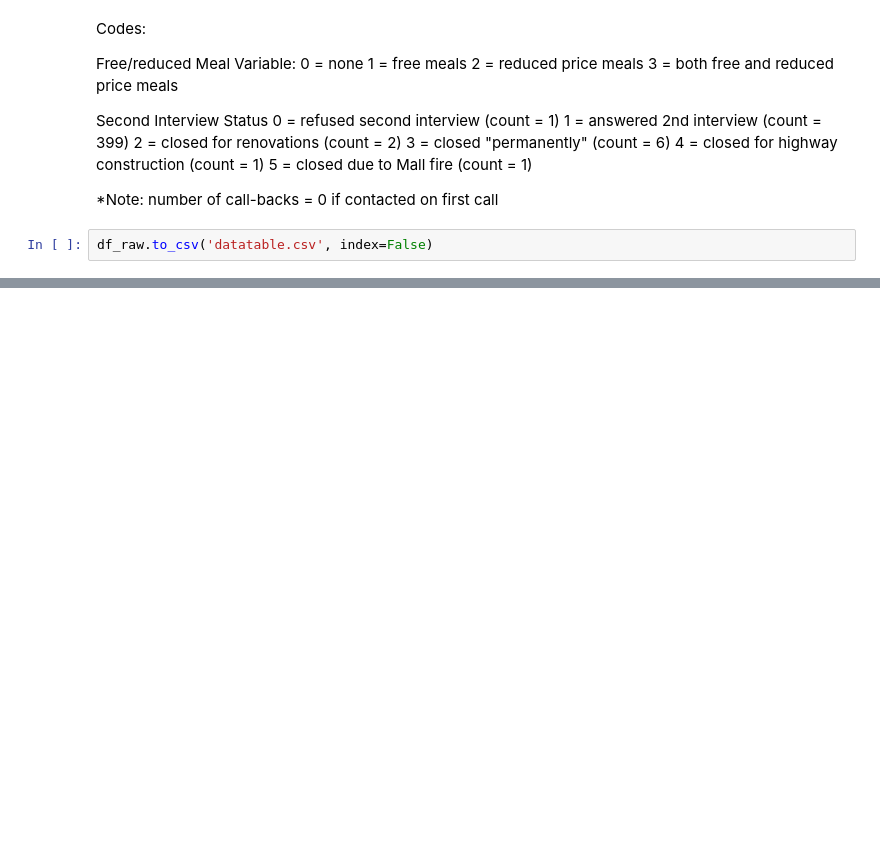
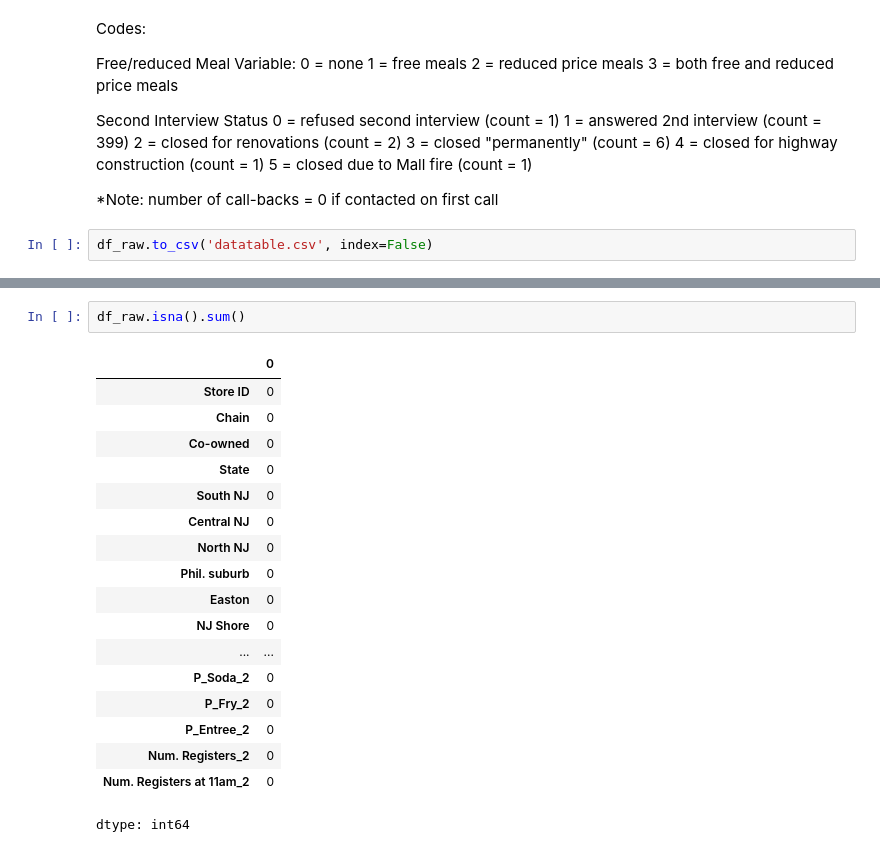
Before and after one commit to zackdihel/DA-project-1, a Jupyter notebook: notebooks/01_Data_Cleaning.ipynb, the cells around one changed output, grey strips where cells are left out. Drawn from its saved outputs; the diff is of its cells as text; blank space fills up the shorter version.

```diff
--- a/notebooks/01_Data_Cleaning.ipynb
+++ b/notebooks/01_Data_Cleaning.ipynb
@@ -57,0 +70,21 @@ df_raw.to_csv('datatable.csv', index=False)
+# %%
+df_raw.isna().sum()
+# %% [output]
+|  | 0 |
+| Store ID | 0 |
+| Chain | 0 |
+| Co-owned | 0 |
+| State | 0 |
+| South NJ | 0 |
+| Central NJ | 0 |
+| North NJ | 0 |
+| Phil. suburb | 0 |
+| Easton | 0 |
+| NJ Shore | 0 |
+| ... | ... |
+| P_Soda_2 | 0 |
+| P_Fry_2 | 0 |
+| P_Entree_2 | 0 |
+| Num. Registers_2 | 0 |
+| Num. Registers at 11am_2 | 0 |
+dtype: int64
```
Also changed, not shown: parts of 1 cell of this notebook.
